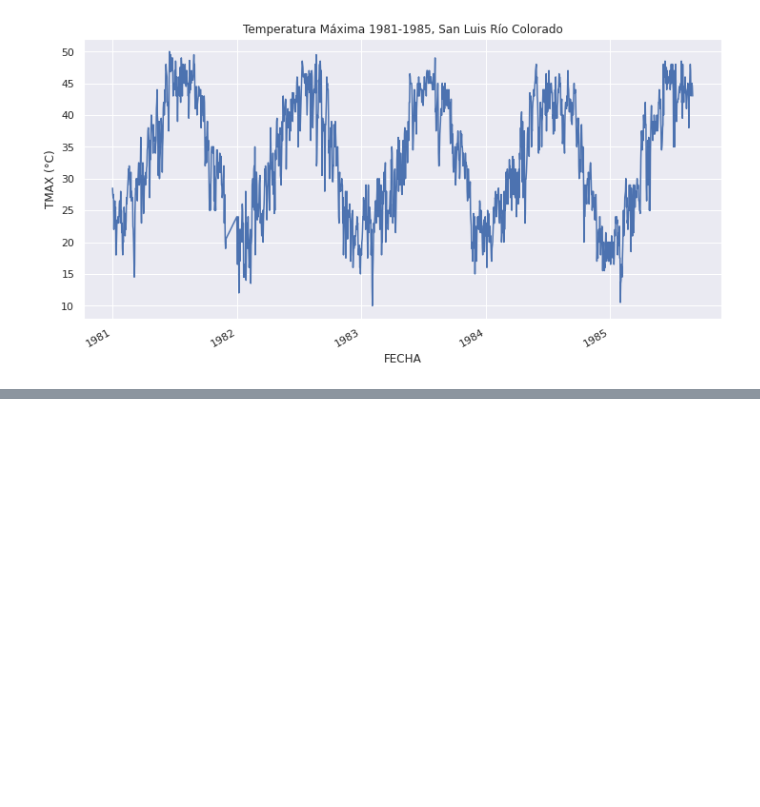
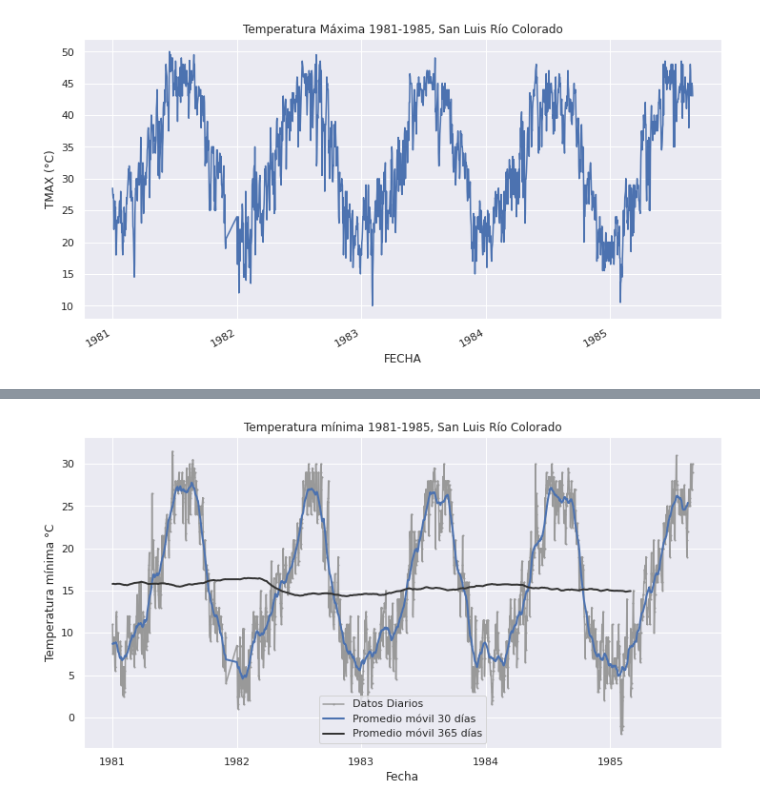
Before and after one commit to YazMRRS/FisicaComputacional1, a Jupyter notebook: Actividad_5.ipynb, the cells around one changed output, grey strips where cells are left out. Saved outputs shown, nothing was run; the diff lists cells and outputs as text; code cells hidden in the pictures; blank space fills up the shorter version.

```diff
--- a/Actividad_5.ipynb
+++ b/Actividad_5.ipynb
@@ -260,0 +296,17 @@ ax.set_title('Tempertatura máxima ')
+# %%
+#Fechas de inicio y fin, para filtrar la información
+start, end = '1981-01', '1985-12'
+
+#Contraste de la gráfica de datos diarios y promedio móvul de 30 y 365 días
+sns.set(rc={'figure.figsize':(12,6)})
+fig,ax=plt.subplots()
+ax.plot(df_63.loc[start:end, 'TMIN'], marker='.', markersize=2, linestyle='-', color='0.6', label='Datos Diarios')
+ax.plot(df_63_30d.loc[start:end, 'TMIN'], linestyle='-', linewidth=2, label='Promedio móvil 30 días')
+ax.plot(df_63_365d.loc[start:end, 'TMIN'], linestyle='-', color='0.2', linewidth=2, label='Promedio móvil 365 días')
+
+ax.set_xlabel('Fecha')
+ax.set_ylabel('Temperatura mínima °C')
+ax.set_title('Temperatura mínima 1981-1985, San Luis Río Colorado')
+ax.legend();
+# %% [output]
+[figure, added]
```
Also changed, not shown: parts of 20 cells of this notebook.
